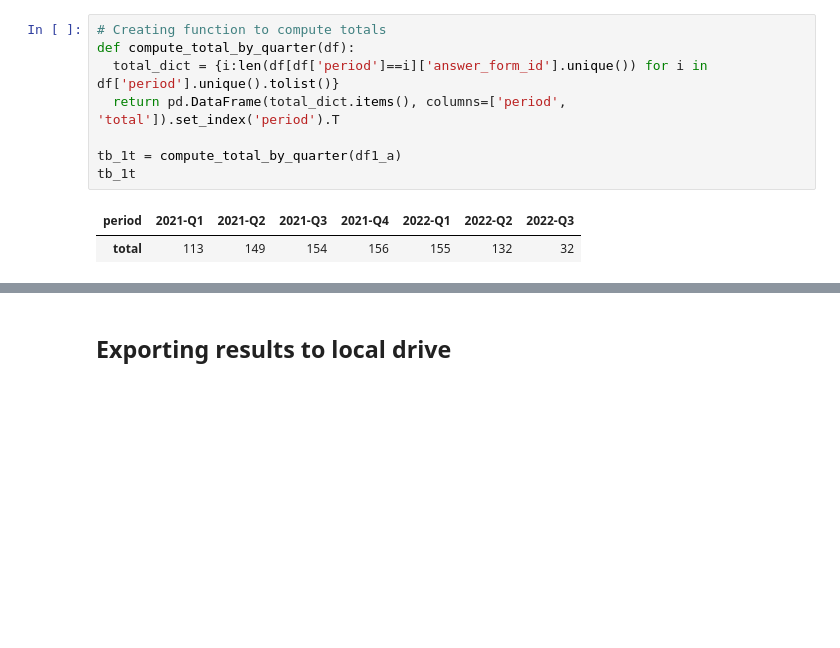
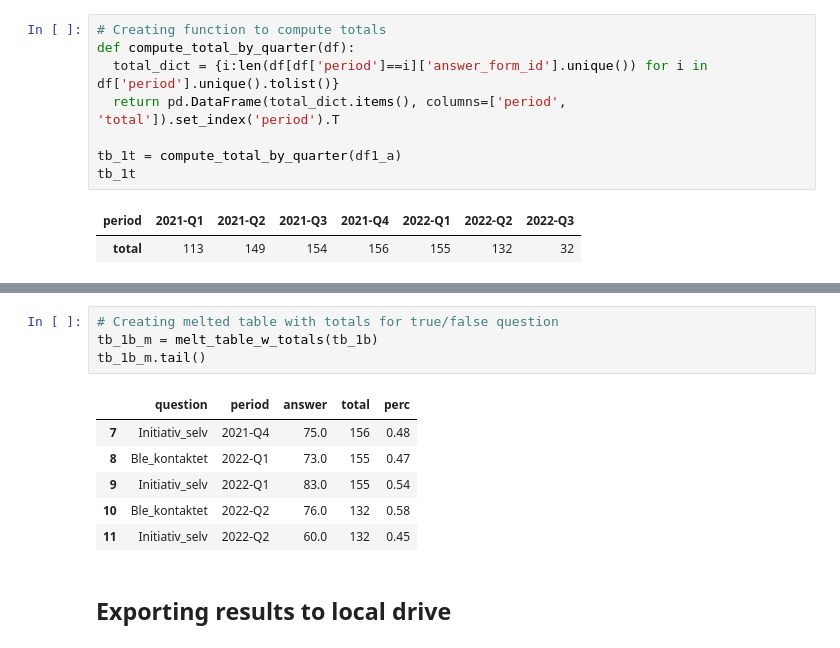
Before and after one commit to gabrielborja/parc_de_montjuic, a Jupyter notebook: quarterly_survey.ipynb, the cells around one changed output, grey strips where cells are left out. Cells and saved outputs as stored; diff of their text form; blank space fills up the shorter version.

```diff
--- a/quarterly_survey.ipynb
+++ b/quarterly_survey.ipynb
@@ -128,3 +163,14 @@ tb_1t
+# %%
+# Creating melted table with totals for true/false question
+tb_1b_m = melt_table_w_totals(tb_1b)
+tb_1b_m.tail()
+# %% [output]
+|  | question | period | answer | total | perc |
+| 7 | Initiativ_selv | 2021-Q4 | 75.0 | 156 | 0.48 |
+| 8 | Ble_kontaktet | 2022-Q1 | 73.0 | 155 | 0.47 |
+| 9 | Initiativ_selv | 2022-Q1 | 83.0 | 155 | 0.54 |
+| 10 | Ble_kontaktet | 2022-Q2 | 76.0 | 132 | 0.58 |
+| 11 | Initiativ_selv | 2022-Q2 | 60.0 | 132 | 0.45 |
 # %% [markdown]
 ## Exporting results to local drive
 # %%
```
Also changed, not shown: parts of 12 cells of this notebook.
